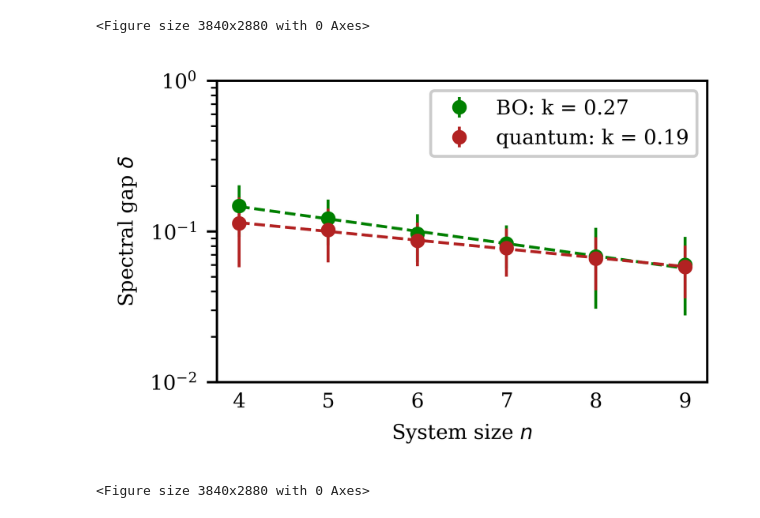
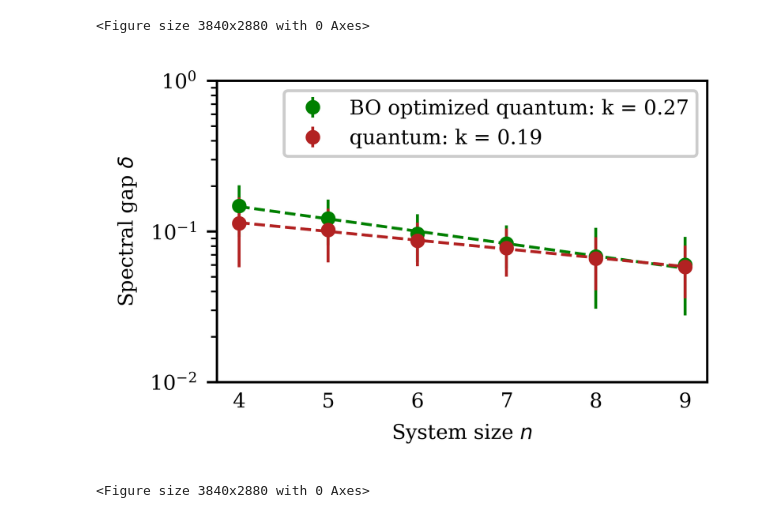
Before and after one commit to petr-ivashkov/quantum-mcmc, a Jupyter notebook: plots/qubit_sweep_scale_factors.ipynb, the cells around one changed output. Drawn from its saved outputs; the diff is of its cells as text; code cells hidden in the pictures.

```diff
--- a/plots/qubit_sweep_scale_factors.ipynb
+++ b/plots/qubit_sweep_scale_factors.ipynb
@@ -138,35 +138,35 @@ plt.errorbar(qubits_range,
                 yerr=delta_std['ra'],
                 fmt='o',
                 color=colors['ra'],
-                label='BO'+f': k = {np.around(k["ra"],2)}')
+                label='BO optimized quantum'+f': k = {np.around(k["ra"],2)}')
 # Plot the fits
 plt.plot(qubits_range, fit['ra'], '--', color=colors['ra'])
 
 
 # Plot the data with error bars
 plt.errorbar(qubits_range,
                 delta_avg['quantum'],
                 yerr=delta_std['quantum'],
                 fmt='o',
                 color=colors['quantum'],
                 label='quantum'+f': k = {np.around(k["quantum"],2)}')
 # Plot the fits
 plt.plot(qubits_range, fit['quantum'], '--', color=colors['quantum'])
 
 
 plt.yscale('log')
 plt.ylim([0.01, 1])
 
 # Customize the plot
 plt.xlabel('System size $n$')
 plt.ylabel('Spectral gap $\delta$')
 
 legend = plt.legend()
 legend.get_frame().set_alpha(1)
 
 plt.show()
 plt.tight_layout()
 fig.savefig(local_path+f'figures/scale_factors_ra')
 # %% [output]
-[figure, old version]
+[figure, new version]
 <Figure size 3840x2880 with 0 Axes>
```
Also changed, not shown: 5 other files.
